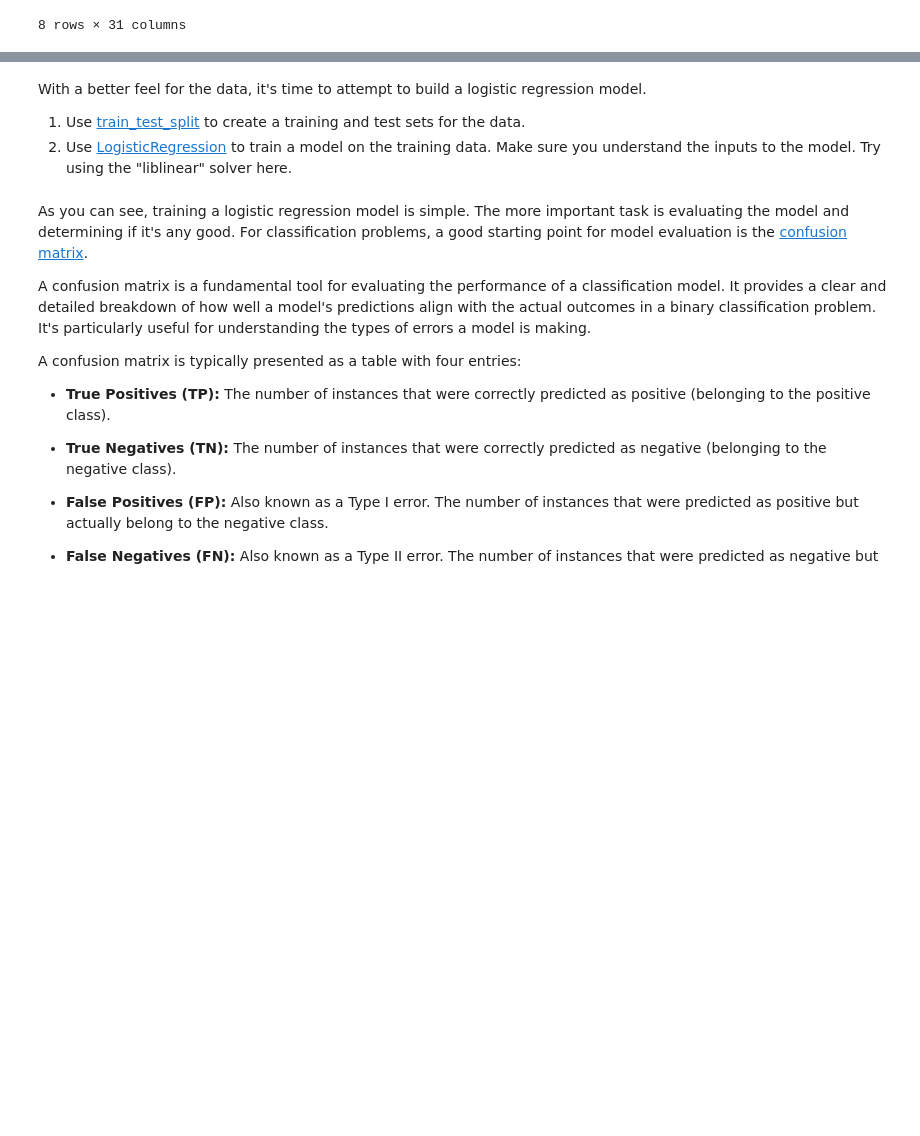
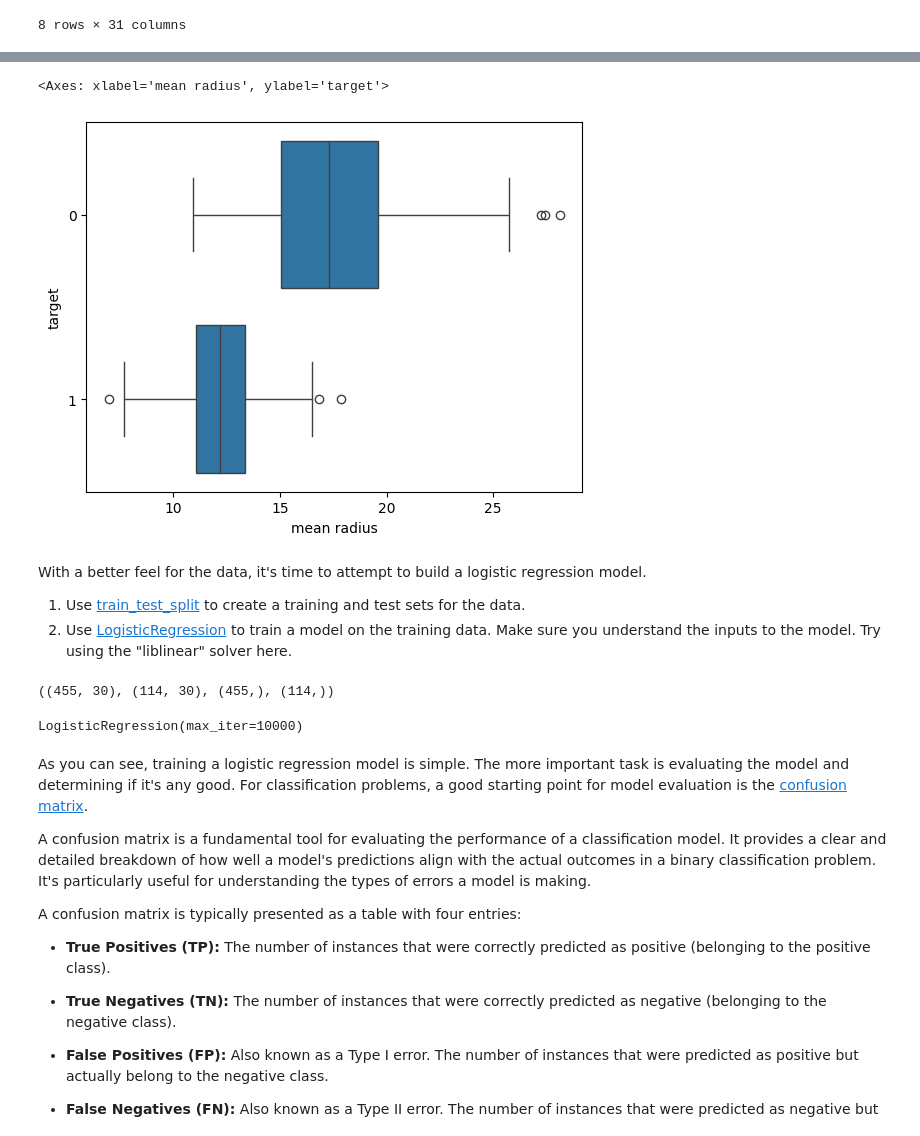
Before and after one commit to sranga/CleaningData, a Jupyter notebook: Student_MLE_MiniProject_Logistic_Regression.ipynb, the cells around one changed output, grey strips where cells are left out. Saved outputs shown, nothing was run; the diff lists cells and outputs as text; code cells hidden in the pictures; blank space fills up the shorter version.

```diff
--- a/Student_MLE_MiniProject_Logistic_Regression.ipynb
+++ b/Student_MLE_MiniProject_Logistic_Regression.ipynb
@@ -119,5 +127,9 @@ plt = sns.pairplot(df[['mean radius', 'mean texture', 'mean perimeter', 'mean ar
 # %%
 # Create a boxplot for mean radius by target type
+sns.boxplot(x="mean radius", y="target", data=df, orient='h')
+# %% [output]
+<Axes: xlabel='mean radius', ylabel='target'>
+[figure, added]
 # %% [markdown]
 With a better feel for the data, it's time to attempt to build a logistic regression model.
 
@@ -125,8 +137,16 @@ With a better feel for the data, it's time to attempt to build a logistic regres
 2. Use [LogisticRegression](https://scikit-learn.org/stable/modules/generated/sklearn.linear_model.LogisticRegression.html) to train a model on the training data. Make sure you understand the inputs to the model. Try using the "liblinear" solver here.
 # %%
 # Split data into training and test sets
+
+X_train, X_test, y_train, y_test = train_test_split(df.drop('target', axis='columns'), df['target'], test_size=0.2, random_state=42)
+# %% [output]
+((455, 30), (114, 30), (455,), (114,))
 # %%
 # Build and train logistic regression model
+logistic_model = LogisticRegression(max_iter=10000)  # Increase max_iter if it doesn't converge
+logistic_model.fit(X_train, y_train)
+# %% [output]
+LogisticRegression(max_iter=10000)
 # %% [markdown]
 As you can see, training a logistic regression model is simple. The more important task is evaluating the model and determining if it's any good. For classification problems, a good starting point for model evaluation is the [confusion matrix](https://scikit-learn.org/stable/modules/generated/sklearn.metrics.confusion_matrix.html).
 
```
Also changed, not shown: parts of 10 cells of this notebook.
